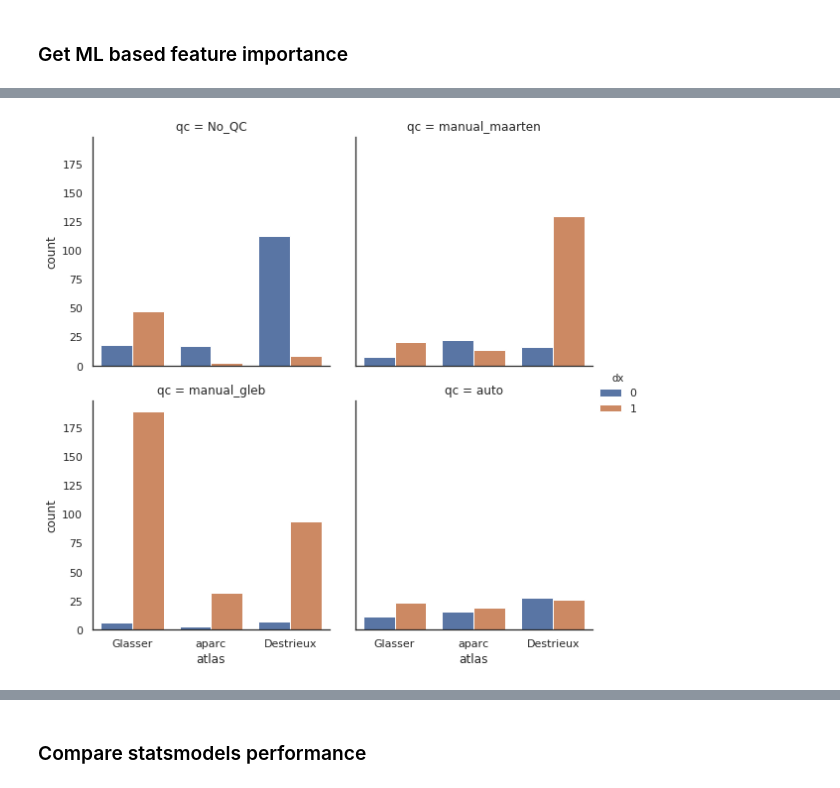
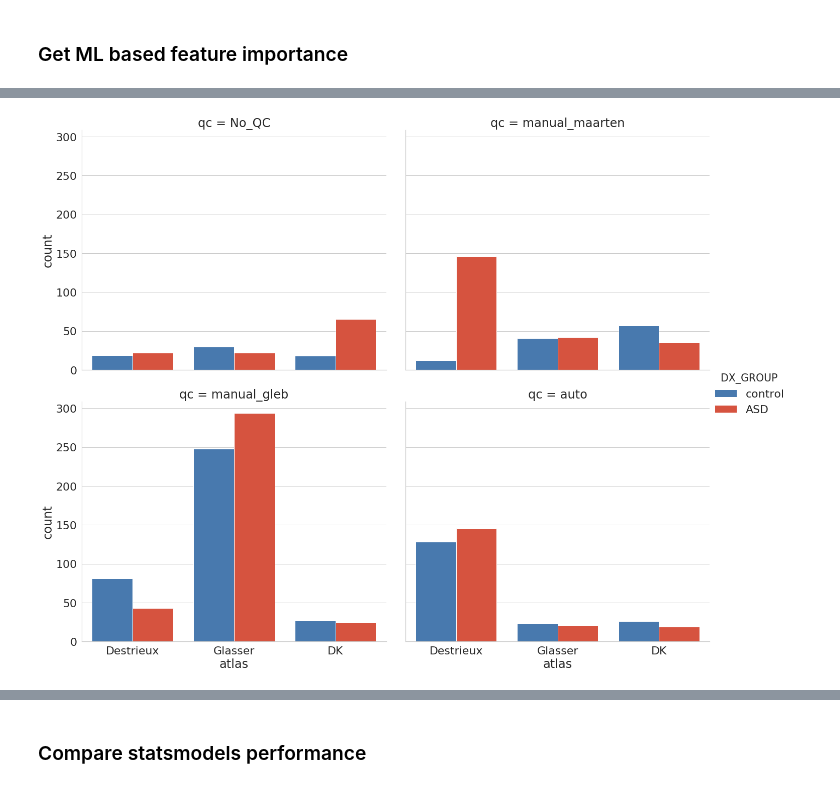
Before and after one commit to neurodatascience/compare-surf-tools, a Jupyter notebook: notebooks/run_atlas_comparisons.ipynb, the cells around one changed output, grey strips where cells are left out. Drawn from its saved outputs; the diff is of its cells as text; code cells hidden in the pictures.

```diff
--- a/notebooks/run_atlas_comparisons.ipynb
+++ b/notebooks/run_atlas_comparisons.ipynb
@@ -212,7 +212,7 @@ feature_rank_df_concat = pd.DataFrame()
 perf_pval_dict = {}
 start_time_ML = time.time()
 
-for atlas in ['aparc']: #data_dict.keys():
+for atlas in data_dict.keys():
     start_time_atlas = time.time()
     print('\nAtlas {}'.format(atlas))
     master_df_raw = pd.merge(useful_demograph,data_dict[atlas],on= subject_ID_col)
@@ -332,21 +332,26 @@ plot_df = ml_perf_concat.copy()
 x_order = ['Destrieux','Glasser','DK','null']
 col_order = ['No_QC','manual_maarten','manual_gleb','auto']
 
-colors = ["windows blue", "tomato", "greyish", "dark grey","faded green", "dusty purple"]
-palette = 'Paired' #sns.xkcd_palette(colors)
+#colors = ["windows blue", "tomato", "greyish", "dark grey","faded green", "dusty purple"]
+palette = sns.xkcd_palette(colors) #'Paired' #sns.xkcd_palette(colors)
+
+
 sns.set(font_scale=5)
 
 plot_df['atlas'] = plot_df['atlas'].replace({'aparc':'DK'})
+plot_df = plot_df[plot_df['qc']=='No_QC']
 
 if model_type.lower() == 'regression':
     plot_df['RMSE'] = np.sqrt(-1*plot_df['neg_mean_squared_error'])
     plot_df['DX_GROUP'] = plot_df['DX_GROUP'].replace({0:'control', 1:'ASD'})
     #plot_df['qc'] = plot_df['qc'].replace({'manual_maarten':'Manual', 'auto':'Auto/Outlier'})
+    sns.set(font_scale=2)
+    with sns.axes_style("whitegrid"):
 
-    with sns.axes_style("white"):
-        g = sns.catplot(y='RMSE',x='atlas',kind='boxen',hue='DX_GROUP',col='qc',data=plot_df, legend=False,
-                        order=x_order, col_order=col_order, palette=palette, height=20, aspect=1.1 )
-        plt.legend(loc='upper right')
+        g = sns.catplot(y='RMSE',x='atlas',kind='boxen',hue='DX_GROUP', #col='qc',col_order=col_order,col_wrap=2,
+                        data=plot_df, legend=True,
+                        order=x_order, palette=palette, height=8, aspect=1.4 )
+        #plt.legend(loc='upper right')
 else:
     with sns.axes_style("white"):
         g = sns.catplot(y='roc_auc',x='atlas', kind='boxen',data=plot_df,col='qc',col_order=col_order,
@@ -360,7 +365,7 @@ else:
 # save_path = '{}atlas_ml_feature_imp_{}_{}.pkl'.format(ml_results_dir,outcome_col,model_type)
 # feature_rank_df_concat = pd.read_pickle(save_path)
 
-feature_count_df = pd.DataFrame(columns=['count','atlas','dx','qc'])
+feature_count_df = pd.DataFrame(columns=['count','atlas','DX_GROUP','qc'])
 i = 0
 for atlas in data_dict.keys():
     master_df_raw = pd.merge(useful_demograph,data_dict[atlas],on= subject_ID_col)
@@ -368,6 +373,7 @@ for atlas in data_dict.keys():
     for qc in feature_rank_df_concat['qc'].unique():
         for dx in [0,1]:
             n_feat = len(feature_rank_df_concat[(feature_rank_df_concat['rank'] == 1) &
+                                                (feature_rank_df_concat['atlas'] == atlas) &
                                                 (feature_rank_df_concat['predictor'].isin(roi_cols)) &
                                                 (feature_rank_df_concat['qc'] == qc) &
                                                 (feature_rank_df_concat['DX_GROUP'] == dx)])
@@ -395,9 +401,12 @@ atlas Destrieux, n_roi 148, qc auto, dx 1, n_feat 26
 # %%
-plot_df = feature_count_df
-sns.set(font_scale=1)
-with sns.axes_style("white"):
-    x_order = ['Glasser','aparc','Destrieux']
-    g = sns.catplot(y='count',x='atlas',hue='dx',col='qc', col_wrap=2,
-                    kind='bar',height=4, data=plot_df, order=x_order)
+plot_df = feature_count_df #[feature_count_df['qc']=='No_QC']
+plot_df['atlas'] = plot_df['atlas'].replace({'aparc':'DK'})
+plot_df['DX_GROUP'] = plot_df['DX_GROUP'].replace({0:'control', 1:'ASD'})
+sns.set(font_scale=2)
+
+with sns.axes_style("whitegrid"):
+    x_order = ['Destrieux','Glasser','DK']
+    g = sns.catplot(y='count',x='atlas',hue='DX_GROUP', col='qc', col_wrap=2,
+                    kind='bar', palette=palette, height=8, aspect=1.2, data=plot_df, order=x_order)
 # %% [output]
-[figure, old version]
+[figure, new version]
```
Also changed, not shown: parts of 5 cells of this notebook, 2 other files.
